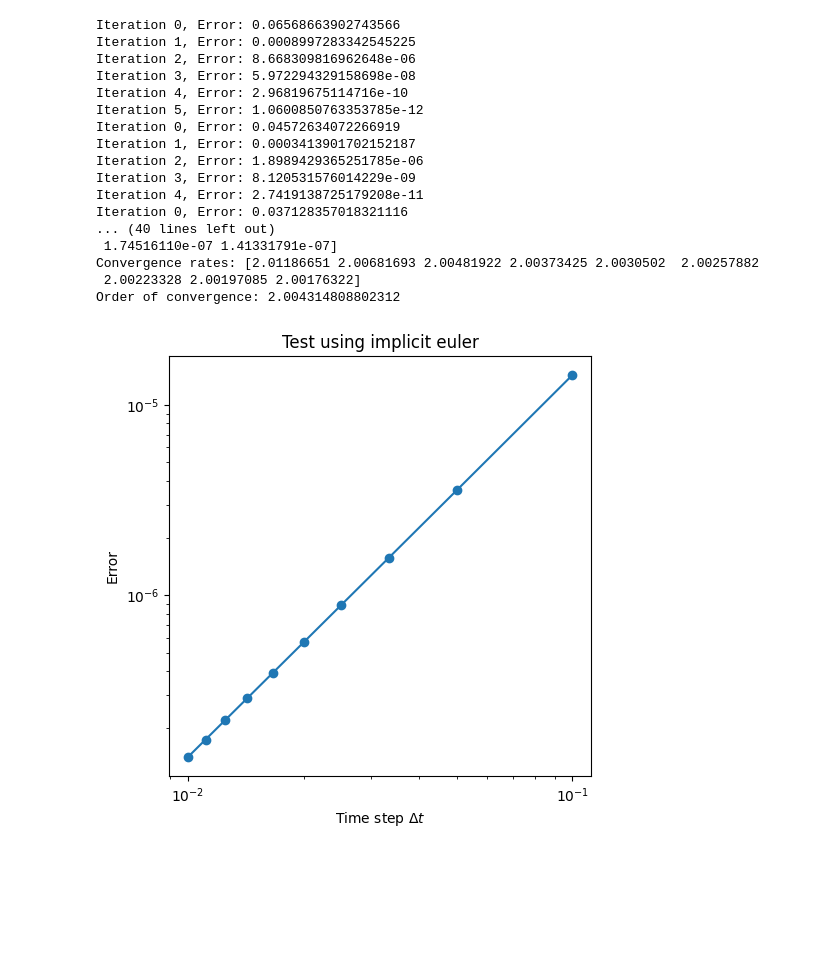
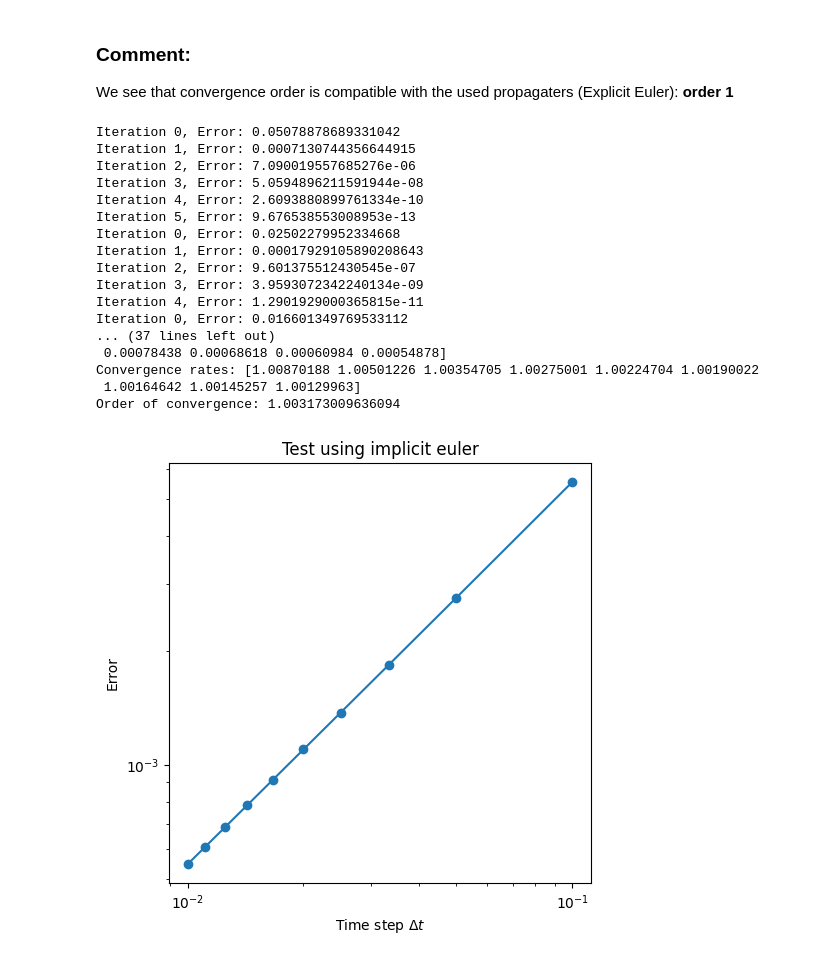
Before and after one commit to master-csmi/2024-m1-parareal, a Jupyter notebook: notebooks/Test.ipynb, the cells around one changed output. Cells and saved outputs as stored; diff of their text form; code cells hidden in the pictures; blank space fills up the shorter version.

Commit message:
#89 update tests

```diff
--- a/notebooks/Test.ipynb
+++ b/notebooks/Test.ipynb
@@ -186,31 +245,31 @@ fig.show()
 # %%
-# Paramètres
-Nh = 100  # Nombre d'intervalles de temps pour Parareal
-tspan = [0, 5]  # Intervalle de temps [T0, TF]
-y0 = [1]  # Condition initiale
+# Params
+Nh = 100
+tspan = [0, 5]
+y0 = [1]
 
-# Calcul de la solution exacte
+# Exact solution
 t = np.linspace(0, 5, 100)
 y = h_exacte(t)
 
-# Paramètres de Parareal
-tol = 1e-1
+# Parareal Params
+tol = 1e-10
 max_iter = 10
-G_Nh = 1  # Pas de temps grossier
-F_Nh = 10  # Pas de temps fin
+G_Nh = 1
+F_Nh = 10
 G = lambda tspan, u0: feuler(h, tspan, u0, G_Nh)[1][-1]
 F = lambda tspan, u0: feuler(h, tspan, u0, F_Nh)[1][-1]
 
-# Résolution de l'EDO par Parareal
-t_sol, iterations, solution = parareal(G, F, tspan, y0, Nh, max_iter, tol)
+# Run Parareal
+t_sol, iterations, solution, time = parareal(G, F, tspan, y0, Nh, max_iter, tol)
 
-# Tracé avec Plotly
+# Plot
 fig = go.Figure()
-fig.add_trace(go.Scatter(x=t, y=y, mode='lines', name='Solution exacte'))
-fig.add_trace(go.Scatter(x=t_sol, y=solution[:,0], mode='lines+markers', name='Parareal'))
+fig.add_trace(go.Scatter(x=t, y=y, mode='lines', name='Exact solution'))
+fig.add_trace(go.Scatter(x=t_sol, y=solution[-1][:,0], mode='lines+markers', name='Parareal'))
 
-fig.update_layout(title='Comparaison des solutions de l’EDO avec Parareal',
-                  xaxis_title='Temps',
+fig.update_layout(title='Comparison of ODE solutions with Parareal',
+                  xaxis_title='Time',
                   yaxis_title='y(t)',
                   showlegend=True)
 fig.show()
@@ -220,48 +288,49 @@ Iteration 0, Error: 0.07118502784754073
+# %% [markdown]
+### Comment:
+
+We see that convergence order is compatible with the used propagaters (Explicit Euler): **order 1**
 # %%
 from parareal.utils.converge_check import convergence_check
-from parareal.solver.beuler import beuler
-from parareal.solver.rk2 import rk2
-from parareal.test_func import z_exacte,z
 import matplotlib.pyplot as plt
 from mpi4py import MPI
 
 tspan = [0, 1]
 y0 = [0]
 tol = 1e-10
 max_iter = 10
 G_Nh=1
 F_Nh=10
 
-G = lambda tspan,u0, :beuler(z, tspan, u0, G_Nh)[1][-1]
-F = lambda tspan,u0, :rk2(z, tspan, u0, F_Nh)[1][-1]
+G = lambda tspan,u0, :feuler(z, tspan, u0, G_Nh)[1][-1]
+F = lambda tspan,u0, :feuler(z, tspan, u0, F_Nh)[1][-1]
 
 Ns = np.arange(10, 101, 10)
 dts, errors, convergence_rates, order_of_convergence = convergence_check(G,F,Ns,tspan,y0,max_iter,tol,z_exacte)
 
 if MPI.COMM_WORLD.Get_rank() == 0:
     # Affichage des résultats de convergence
     fig = plt.figure(figsize=(12, 12))
     ax1 = fig.add_subplot(221)
     ax1.loglog(dts, errors, '-o')
     ax1.set_xlabel('Time step $\Delta t$')
     ax1.set_ylabel('Error')
     ax1.set_title('Test using implicit euler')
 # %% [output]
-Iteration 0, Error: 0.06568663902743566
-Iteration 1, Error: 0.0008997283342545225
-Iteration 2, Error: 8.668309816962648e-06
-Iteration 3, Error: 5.972294329158698e-08
-Iteration 4, Error: 2.96819675114716e-10
-Iteration 5, Error: 1.0600850763353785e-12
-Iteration 0, Error: 0.04572634072266919
-Iteration 1, Error: 0.0003413901702152187
-Iteration 2, Error: 1.8989429365251785e-06
-Iteration 3, Error: 8.120531576014229e-09
-Iteration 4, Error: 2.7419138725179208e-11
-Iteration 0, Error: 0.037128357018321116
-... (40 lines left out)
- 1.74516110e-07 1.41331791e-07]
-Convergence rates: [2.01186651 2.00681693 2.00481922 2.00373425 2.0030502  2.00257882
- 2.00223328 2.00197085 2.00176322]
-Order of convergence: 2.004314808802312
+Iteration 0, Error: 0.05078878689331042
+Iteration 1, Error: 0.0007130744356644915
+Iteration 2, Error: 7.090019557685276e-06
+Iteration 3, Error: 5.0594896211591944e-08
+Iteration 4, Error: 2.6093880899761334e-10
+Iteration 5, Error: 9.676538553008953e-13
+Iteration 0, Error: 0.02502279952334668
+Iteration 1, Error: 0.00017929105890208643
+Iteration 2, Error: 9.601375512430545e-07
+Iteration 3, Error: 3.9593072342240134e-09
+Iteration 4, Error: 1.2901929000365815e-11
+Iteration 0, Error: 0.016601349769533112
+... (37 lines left out)
+ 0.00078438 0.00068618 0.00060984 0.00054878]
+Convergence rates: [1.00870188 1.00501226 1.00354705 1.00275001 1.00224704 1.00190022
+ 1.00164642 1.00145257 1.00129963]
+Order of convergence: 1.003173009636094
-[figure, old version]
+[figure, new version]
```
Also changed, not shown: parts of 26 cells of this notebook.
